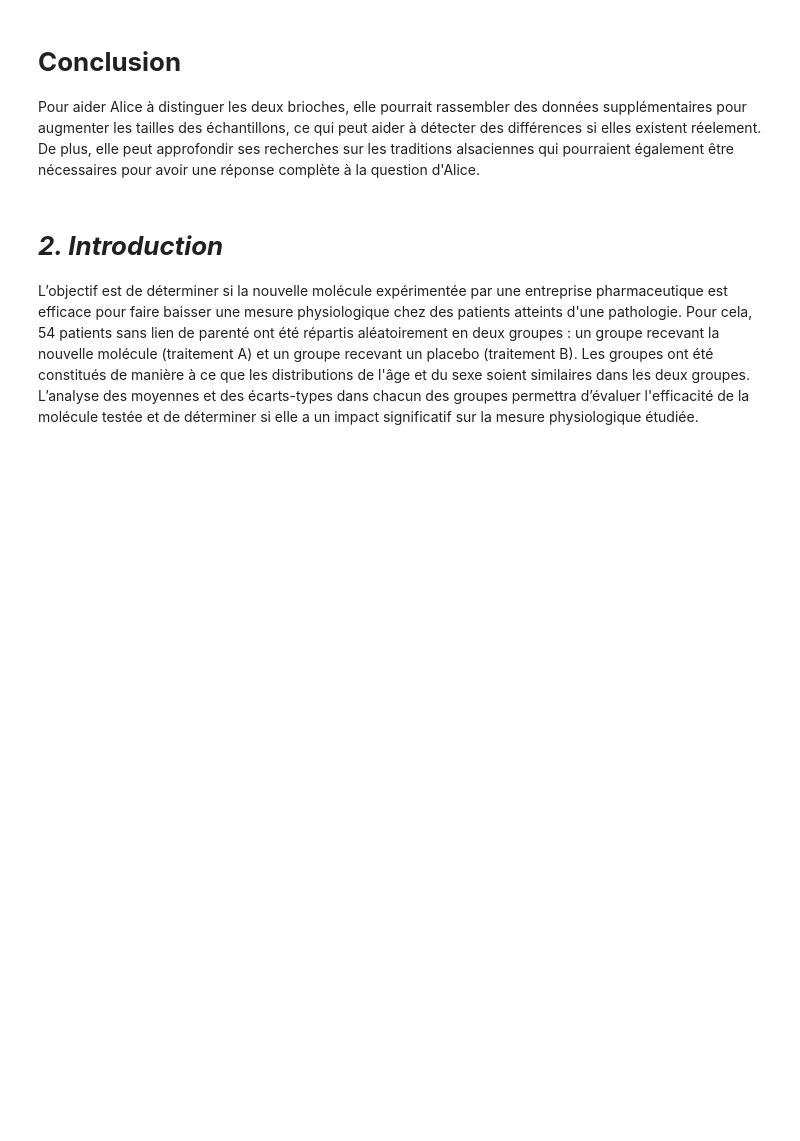
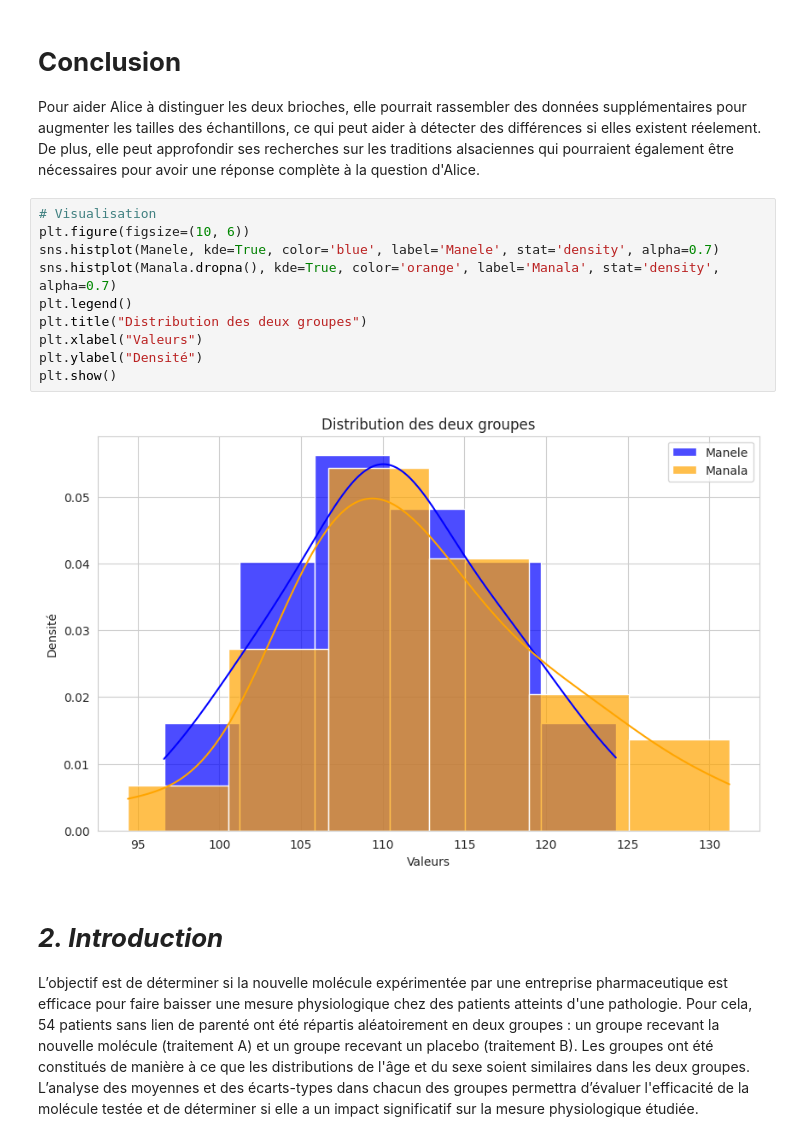
Before and after one commit to bigirimanainnocent12/Test-T-de-student-pour-deux-chantillons-ind-pendants, a Jupyter notebook: Test_T_de_Student_Pour_Deux_échantillons_Indépendants.ipynb, the cells around one changed output. Saved outputs shown, nothing was run; the diff lists cells and outputs as text; blank space fills up the shorter version.

```diff
--- a/Test_T_de_Student_Pour_Deux_échantillons_Indépendants.ipynb
+++ b/Test_T_de_Student_Pour_Deux_échantillons_Indépendants.ipynb
@@ -387,6 +387,18 @@ La statistique de décision vaut 0,96325. Sous $H_0$, elle suit une loi de Stude
 # %% [markdown]
 # **Conclusion**
 Pour aider Alice à distinguer les deux brioches, elle pourrait rassembler des données supplémentaires pour augmenter les tailles des échantillons, ce qui peut aider à détecter des différences si elles existent réelement. De plus, elle peut approfondir ses recherches sur les traditions alsaciennes qui pourraient également être nécessaires pour avoir une réponse complète à la question d'Alice.
+# %%
+# Visualisation
+plt.figure(figsize=(10, 6))
+sns.histplot(Manele, kde=True, color='blue', label='Manele', stat='density', alpha=0.7)
+sns.histplot(Manala.dropna(), kde=True, color='orange', label='Manala', stat='density', alpha=0.7)
+plt.legend()
+plt.title("Distribution des deux groupes")
+plt.xlabel("Valeurs")
+plt.ylabel("Densité")
+plt.show()
+# %% [output]
+[figure, added]
 # %% [markdown]
 # ***2. Introduction***
 
```
